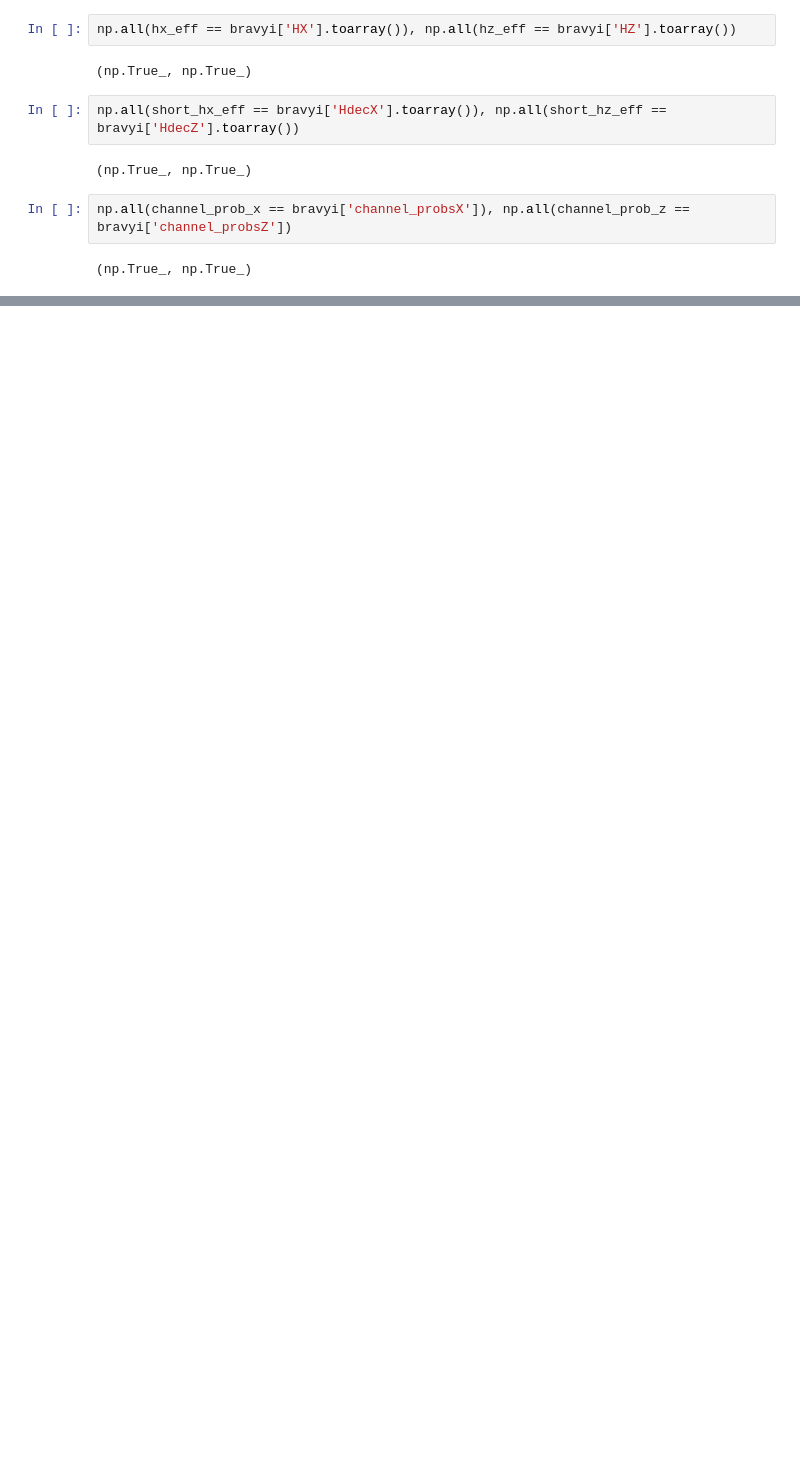
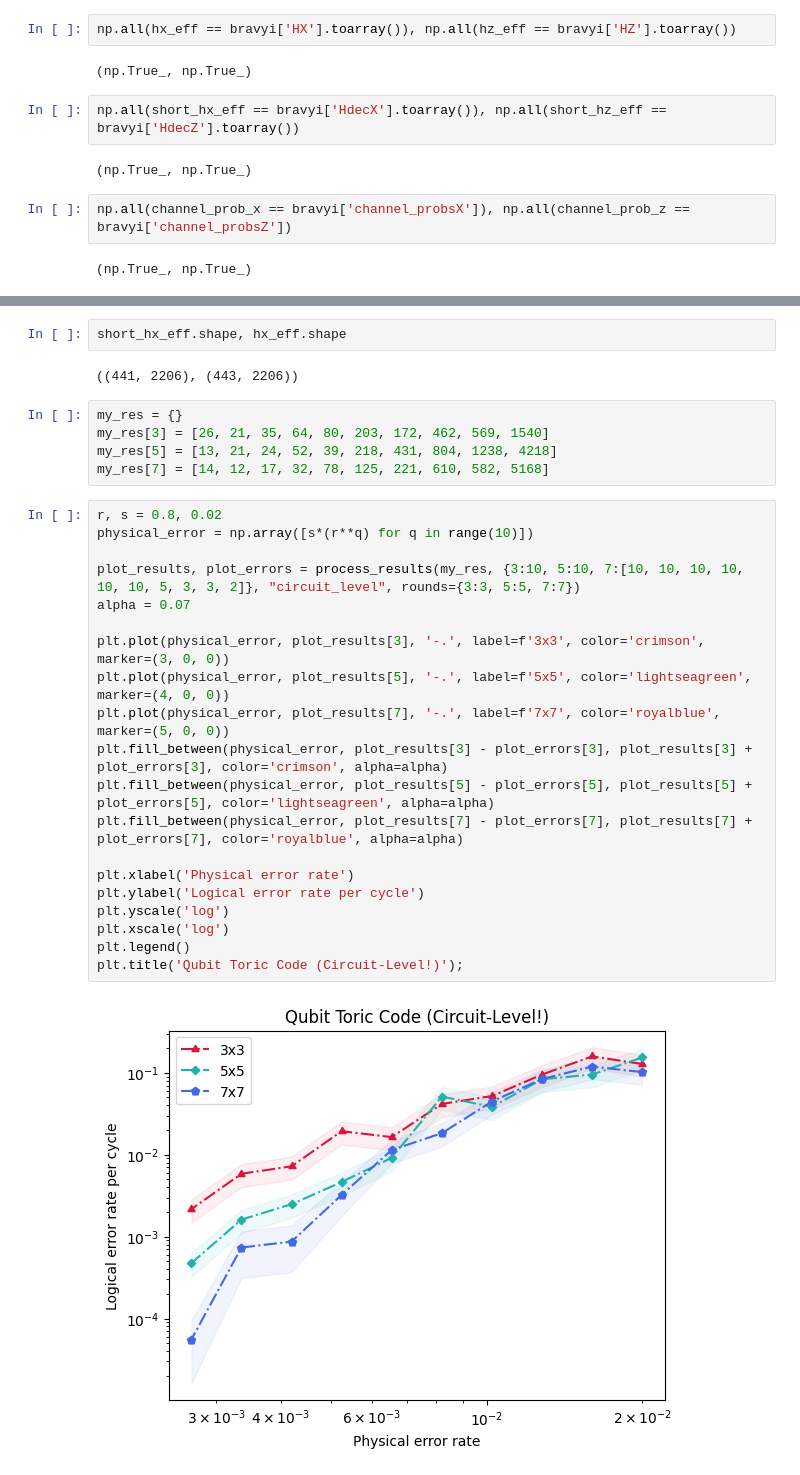
Before and after one commit to e-kneip/bbqudit, a Jupyter notebook: bbq/notebooks/circuit_level/ultimate.ipynb, the cells around one changed output, grey strips where cells are left out. Cells and saved outputs as stored; diff of their text form; blank space fills up the shorter version.

```diff
--- a/bbq/notebooks/circuit_level/ultimate.ipynb
+++ b/bbq/notebooks/circuit_level/ultimate.ipynb
@@ -303,0 +519,31 @@ plt.title('Threshold Graph of 72-Qubit Bivariate Bicycle Code');
+# %%
+short_hx_eff.shape, hx_eff.shape
+# %% [output]
+((441, 2206), (443, 2206))
+# %%
+my_res = {}
+my_res[3] = [26, 21, 35, 64, 80, 203, 172, 462, 569, 1540]
+my_res[5] = [13, 21, 24, 52, 39, 218, 431, 804, 1238, 4218]
+my_res[7] = [14, 12, 17, 32, 78, 125, 221, 610, 582, 5168]
+# %%
+r, s = 0.8, 0.02
+physical_error = np.array([s*(r**q) for q in range(10)])
+
+plot_results, plot_errors = process_results(my_res, {3:10, 5:10, 7:[10, 10, 10, 10, 10, 10, 5, 3, 3, 2]}, "circuit_level", rounds={3:3, 5:5, 7:7})
+alpha = 0.07
+
+plt.plot(physical_error, plot_results[3], '-.', label=f'3x3', color='crimson', marker=(3, 0, 0))
+plt.plot(physical_error, plot_results[5], '-.', label=f'5x5', color='lightseagreen', marker=(4, 0, 0))
+plt.plot(physical_error, plot_results[7], '-.', label=f'7x7', color='royalblue', marker=(5, 0, 0))
+plt.fill_between(physical_error, plot_results[3] - plot_errors[3], plot_results[3] + plot_errors[3], color='crimson', alpha=alpha)
+plt.fill_between(physical_error, plot_results[5] - plot_errors[5], plot_results[5] + plot_errors[5], color='lightseagreen', alpha=alpha)
+plt.fill_between(physical_error, plot_results[7] - plot_errors[7], plot_results[7] + plot_errors[7], color='royalblue', alpha=alpha)
+
+plt.xlabel('Physical error rate')
+plt.ylabel('Logical error rate per cycle')
+plt.yscale('log')
+plt.xscale('log')
+plt.legend()
+plt.title('Qubit Toric Code (Circuit-Level!)');
+# %% [output]
+[figure, added]
```
Also changed, not shown: parts of 44 cells of this notebook.
